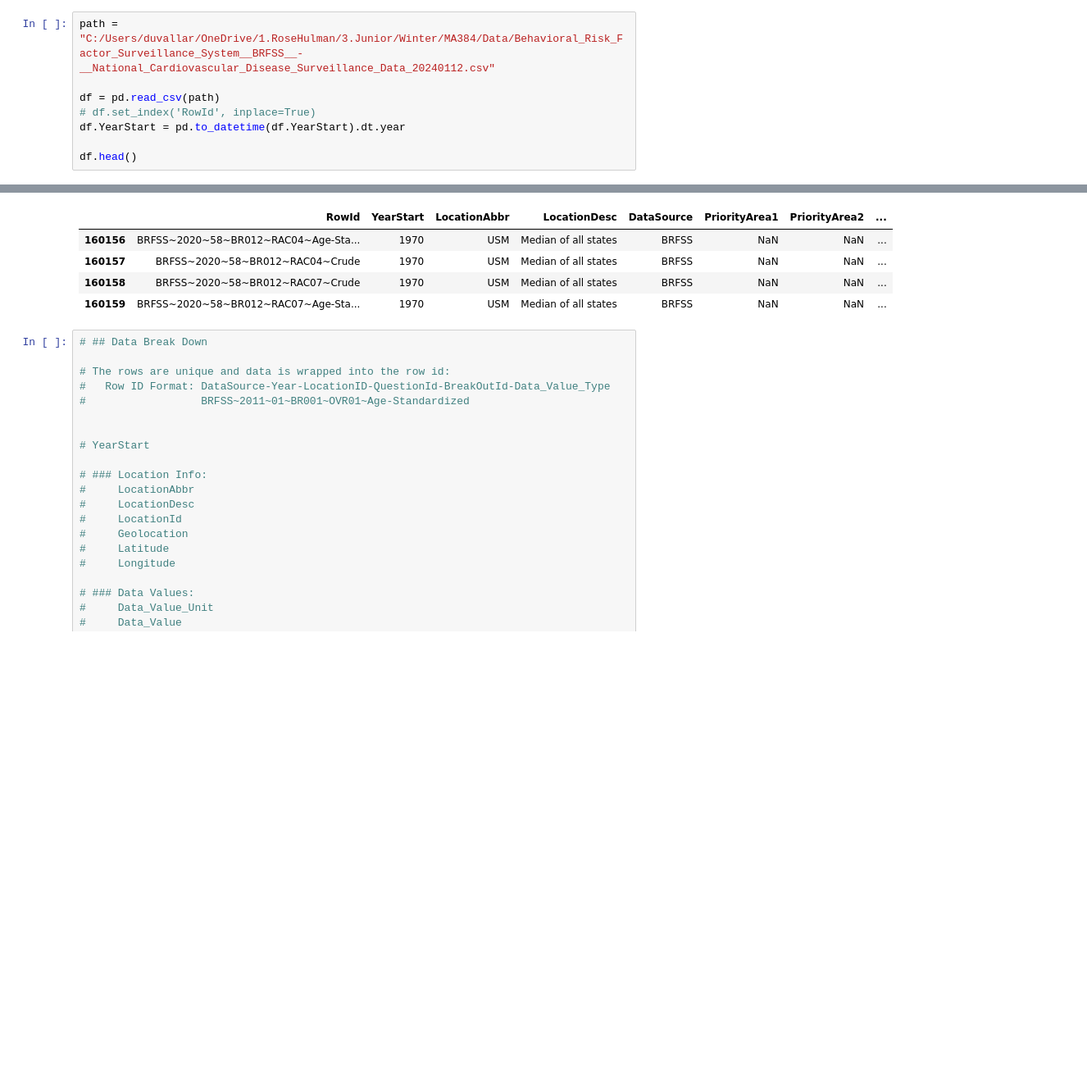
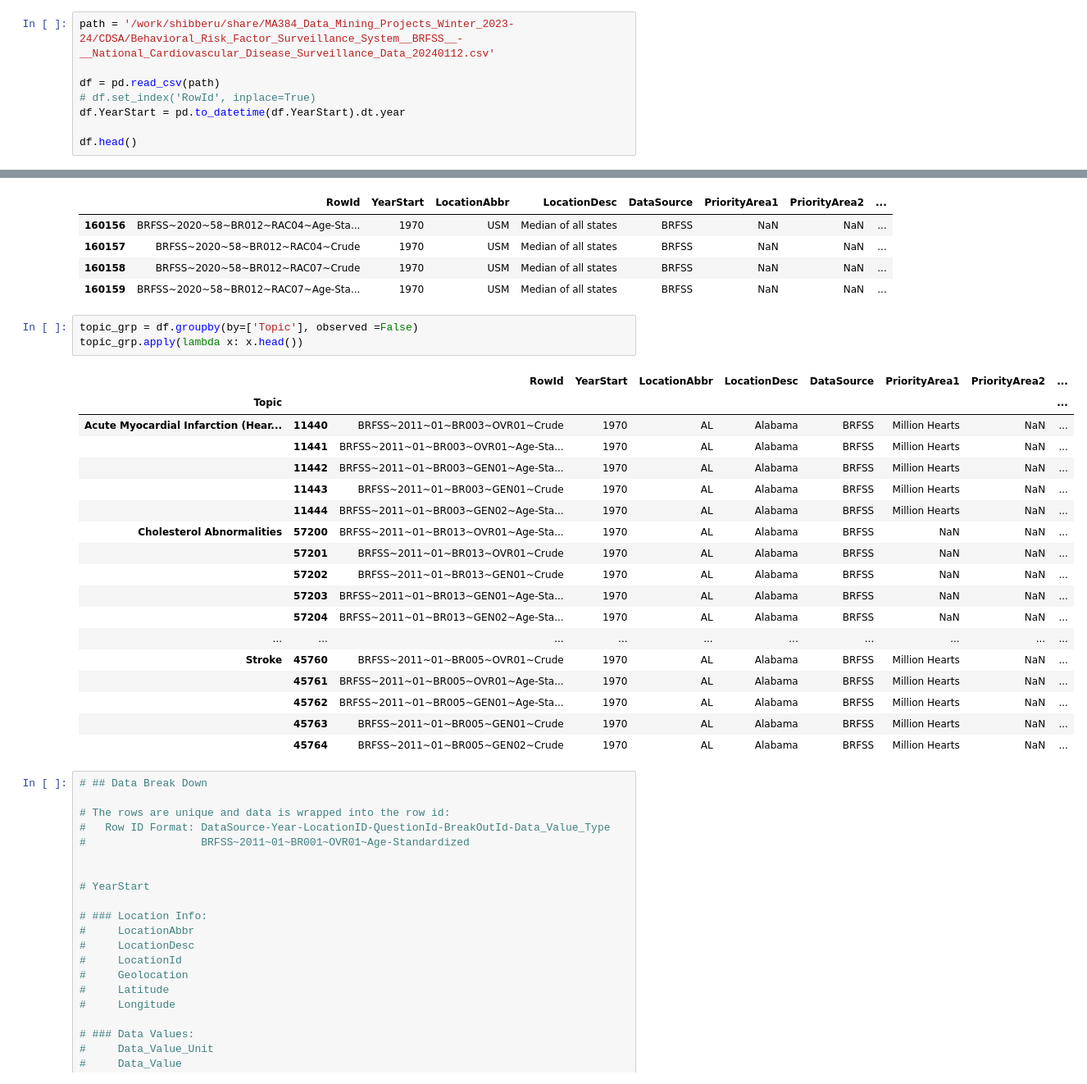
Before and after one commit to duvallar/MA384_CDSA, a Jupyter notebook: duvallar/behaviordata.ipynb, the cells around one changed output, grey strips where cells are left out. Shown: that part at 82% size. Drawn from its saved outputs; the diff is of its cells as text; blank space fills up the shorter version.

```diff
--- a/duvallar/behaviordata.ipynb
+++ b/duvallar/behaviordata.ipynb
@@ -17,7 +17,7 @@ import matplotlib.pyplot as plt
 
 pd.set_option('display.max_columns', 35)
 # %%
-path = "C:/Users/duvallar/OneDrive/1.RoseHulman/3.Junior/Winter/MA384/Data/Behavioral_Risk_Factor_Surveillance_System__BRFSS__-__National_Cardiovascular_Disease_Surveillance_Data_20240112.csv"
+path = '/work/shibberu/share/MA384_Data_Mining_Projects_Winter_2023-24/CDSA/Behavioral_Risk_Factor_Surveillance_System__BRFSS__-__National_Cardiovascular_Disease_Surveillance_Data_20240112.csv'
 
 df = pd.read_csv(path)
 # df.set_index('RowId', inplace=True)
@@ -137,6 +137,28 @@ df.tail(4)
 | 160157 | BRFSS~2020~58~BR012~RAC04~Crude | 1970 | USM | Median of all states | BRFSS | NaN | NaN | ... |
 | 160158 | BRFSS~2020~58~BR012~RAC07~Crude | 1970 | USM | Median of all states | BRFSS | NaN | NaN | ... |
 | 160159 | BRFSS~2020~58~BR012~RAC07~Age-Sta... | 1970 | USM | Median of all states | BRFSS | NaN | NaN | ... |
+# %%
+topic_grp = df.groupby(by=['Topic'], observed =False)
+topic_grp.apply(lambda x: x.head())
+# %% [output]
+|  |  | RowId | YearStart | LocationAbbr | LocationDesc | DataSource | PriorityArea1 | PriorityArea2 | ... |
+| Topic |  |  |  |  |  |  |  |  | ... |
+| Acute Myocardial Infarction (Hear... | 11440 | BRFSS~2011~01~BR003~OVR01~Crude | 1970 | AL | Alabama | BRFSS | Million Hearts | NaN | ... |
+|  | 11441 | BRFSS~2011~01~BR003~OVR01~Age-Sta... | 1970 | AL | Alabama | BRFSS | Million Hearts | NaN | ... |
+|  | 11442 | BRFSS~2011~01~BR003~GEN01~Age-Sta... | 1970 | AL | Alabama | BRFSS | Million Hearts | NaN | ... |
+|  | 11443 | BRFSS~2011~01~BR003~GEN01~Crude | 1970 | AL | Alabama | BRFSS | Million Hearts | NaN | ... |
+|  | 11444 | BRFSS~2011~01~BR003~GEN02~Age-Sta... | 1970 | AL | Alabama | BRFSS | Million Hearts | NaN | ... |
+| Cholesterol Abnormalities | 57200 | BRFSS~2011~01~BR013~OVR01~Age-Sta... | 1970 | AL | Alabama | BRFSS | NaN | NaN | ... |
+|  | 57201 | BRFSS~2011~01~BR013~OVR01~Crude | 1970 | AL | Alabama | BRFSS | NaN | NaN | ... |
+|  | 57202 | BRFSS~2011~01~BR013~GEN01~Crude | 1970 | AL | Alabama | BRFSS | NaN | NaN | ... |
+|  | 57203 | BRFSS~2011~01~BR013~GEN01~Age-Sta... | 1970 | AL | Alabama | BRFSS | NaN | NaN | ... |
+|  | 57204 | BRFSS~2011~01~BR013~GEN02~Age-Sta... | 1970 | AL | Alabama | BRFSS | NaN | NaN | ... |
+| ... | ... | ... | ... | ... | ... | ... | ... | ... | ... |
+| Stroke | 45760 | BRFSS~2011~01~BR005~OVR01~Crude | 1970 | AL | Alabama | BRFSS | Million Hearts | NaN | ... |
+|  | 45761 | BRFSS~2011~01~BR005~OVR01~Age-Sta... | 1970 | AL | Alabama | BRFSS | Million Hearts | NaN | ... |
+|  | 45762 | BRFSS~2011~01~BR005~GEN01~Age-Sta... | 1970 | AL | Alabama | BRFSS | Million Hearts | NaN | ... |
+|  | 45763 | BRFSS~2011~01~BR005~GEN01~Crude | 1970 | AL | Alabama | BRFSS | Million Hearts | NaN | ... |
+|  | 45764 | BRFSS~2011~01~BR005~GEN02~Crude | 1970 | AL | Alabama | BRFSS | Million Hearts | NaN | ... |
 # %%
 # ## Data Break Down
 
```
Also changed, not shown: 2 other files.
